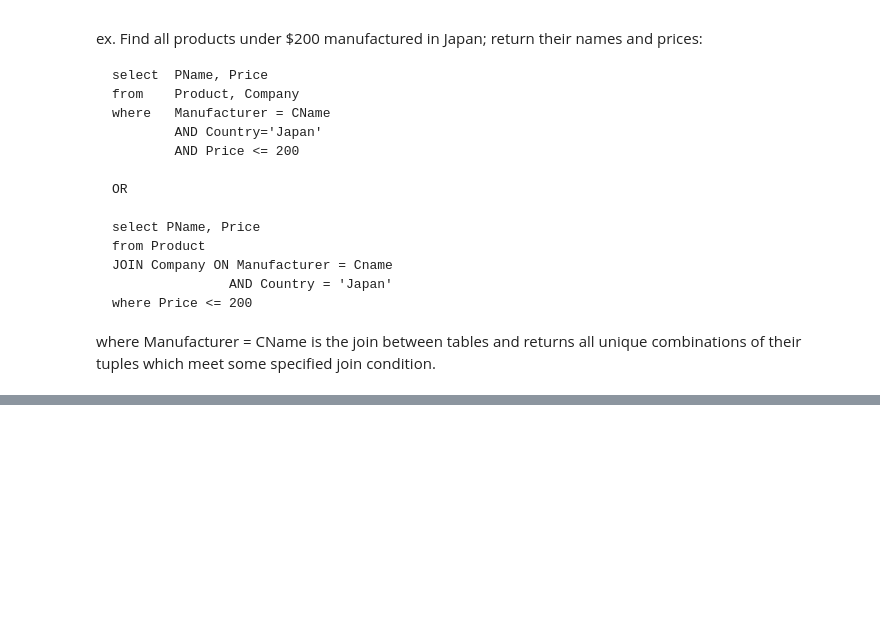
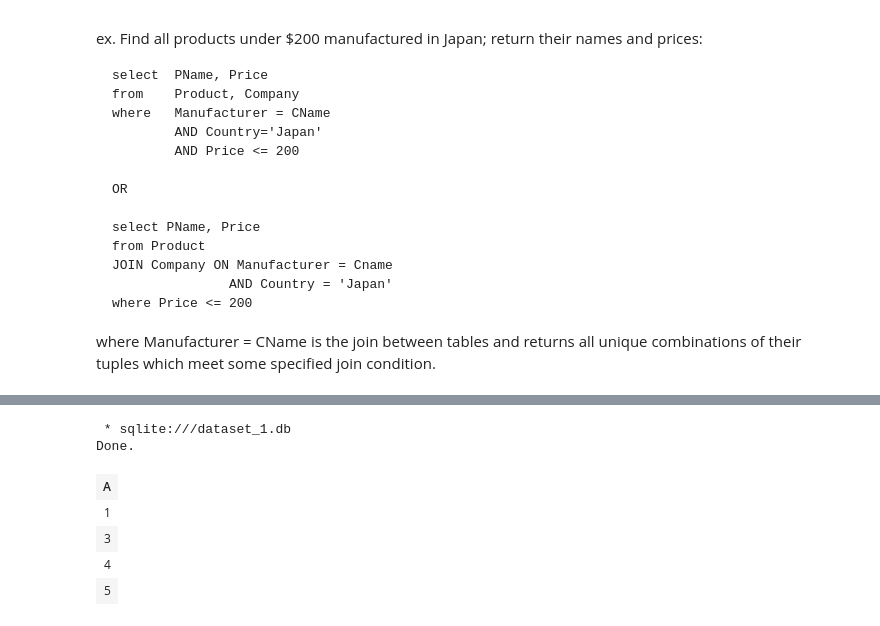
Before and after one commit to arturoto/Python_and_sql, a Jupyter notebook: untitled.ipynb, the cells around one changed output, grey strips where cells are left out. Saved outputs shown, nothing was run; the diff lists cells and outputs as text; code cells hidden in the pictures; blank space fills up the shorter version.

```diff
--- a/untitled.ipynb
+++ b/untitled.ipynb
@@ -407,0 +466,13 @@ where   Manufacturer = CName is the join between tables and returns all unique c
+# %%
+%%sql
+SELECT DISTINCT R.A
+FROM R, S, T
+WHERE R.A = S.A OR R.A = T.A;
+# %% [output]
+ * sqlite:///dataset_1.db
+Done.
+| A |
+| 1 |
+| 3 |
+| 4 |
+| 5 |
```
Also changed, not shown: parts of 10 cells of this notebook.
